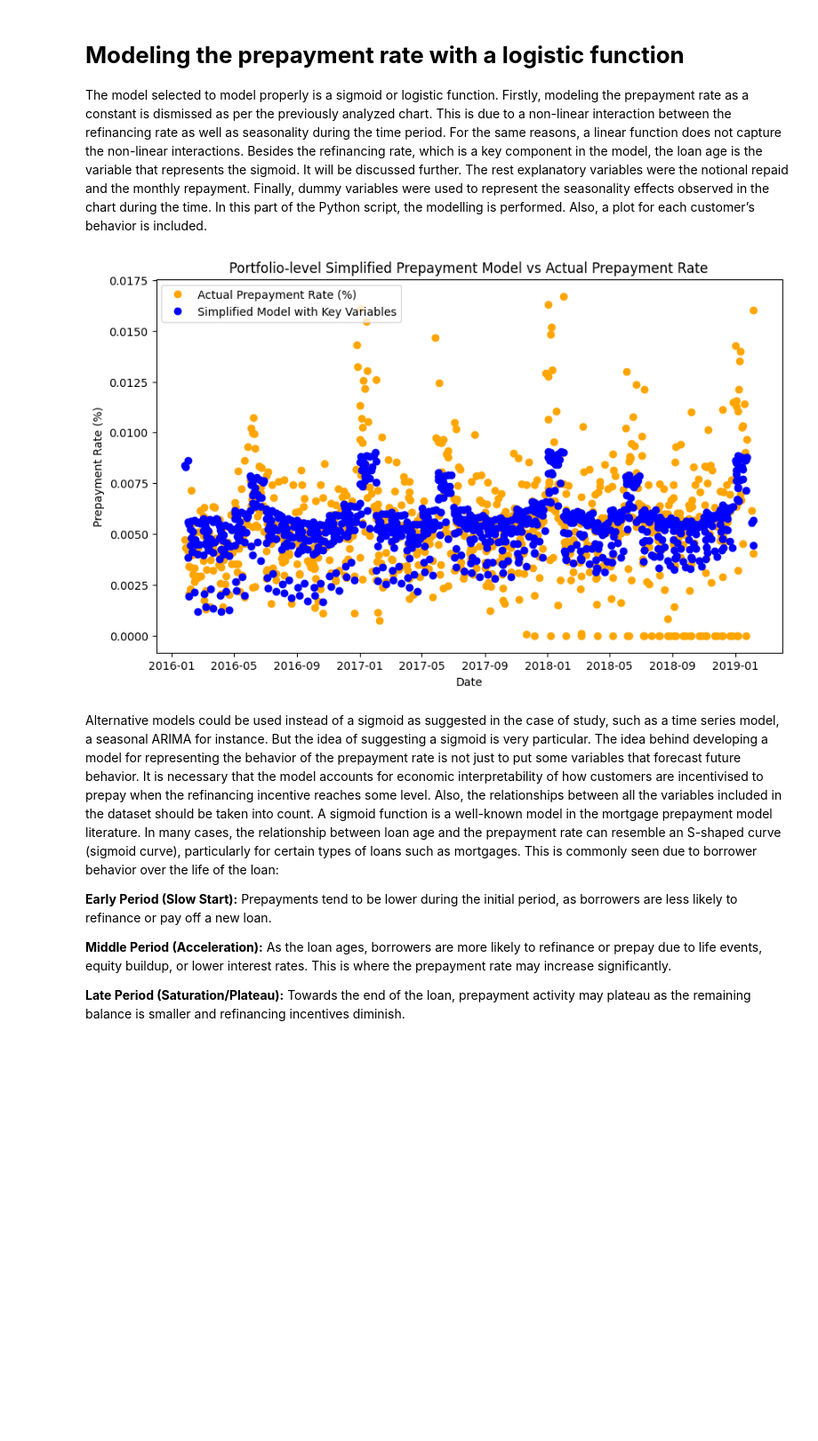
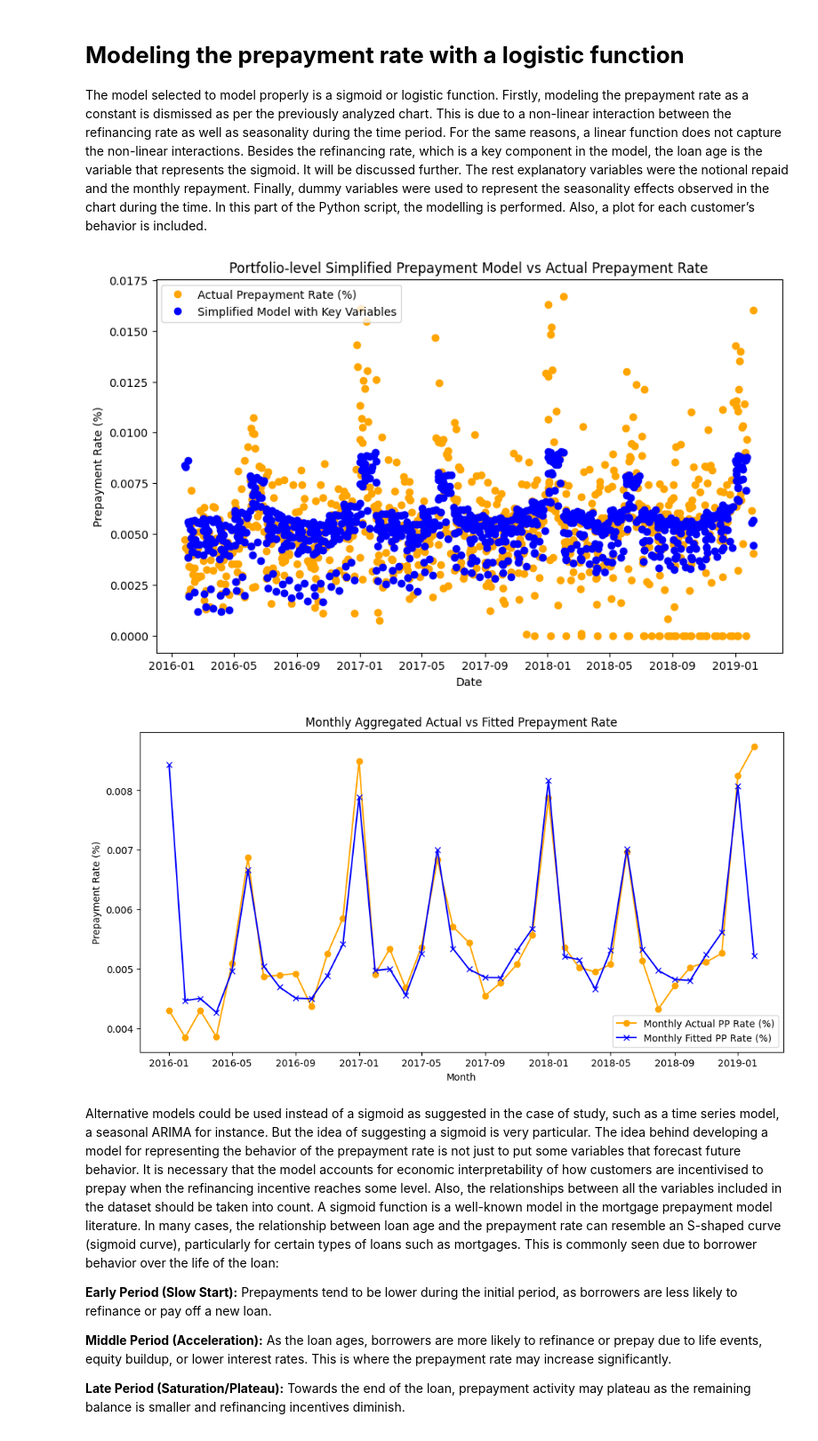
Before and after one commit to macontreras04/cpf, a Jupyter notebook: Final_Prepayment_model.ipynb, the cells around one changed output. Shown: that part at 89% size. Saved outputs shown, nothing was run; the diff lists cells and outputs as text; code cells hidden in the pictures; blank space fills up the shorter version.

```diff
--- a/Final_Prepayment_model.ipynb
+++ b/Final_Prepayment_model.ipynb
@@ -243,33 +243,59 @@ x_data = [
 y_data = data['PP_rate (%)']
 
 # Fit the simplified model to the entire dataset
 try:
     popt_simplified, _ = curve_fit(simplified_logistic_model, x_data, y_data, p0=initial_guess_simplified, maxfev=20000)
 
     # Calculate fitted values using the optimized model parameters
     fitted_values_simplified = simplified_logistic_model(x_data, *popt_simplified)
 
     # Apply a floor to the fitted values to ensure non-negative prepayment rates
     fitted_values_simplified = np.maximum(fitted_values_simplified, 0)
 
     # Plot actual Prepayment Rate and fitted model for the entire dataset using Record_date as the x-axis
     plt.figure(figsize=(10, 6))
     plt.plot(data['Record_date'], y_data, label='Actual Prepayment Rate (%)', color='orange', marker='o', linestyle='None')
     plt.plot(data['Record_date'], fitted_values_simplified, label='Simplified Model with Key Variables', color='blue',  marker='o', linestyle='None')
 
     # Adding labels, title, and legend
     plt.xlabel('Date')
     plt.ylabel('Prepayment Rate (%)')
     plt.title('Portfolio-level Simplified Prepayment Model vs Actual Prepayment Rate')
     plt.legend()
 
     # Display the plot
     plt.show()
 
+
+
+
+    # Add fitted values to the data for monthly aggregation
+    data['Fitted_PP_rate (%)'] = fitted_values_simplified
+    data['Month_Year'] = data['Record_date'].dt.to_period('M')
+
+    # Monthly aggregation by averaging
+    monthly_actual_avg = data.groupby('Month_Year')['PP_rate (%)'].mean()
+    monthly_fitted_avg = data.groupby('Month_Year')['Fitted_PP_rate (%)'].mean()
+
+    # Plot monthly aggregated actual vs fitted prepayment rates
+    plt.figure(figsize=(12, 6))
+    plt.plot(monthly_actual_avg.index.to_timestamp(), monthly_actual_avg, label='Monthly Actual PP Rate (%)', color='orange', marker='o')
+    plt.plot(monthly_fitted_avg.index.to_timestamp(), monthly_fitted_avg, label='Monthly Fitted PP Rate (%)', color='blue', marker='x')
+
+    # Adding labels, title, and legend
+    plt.xlabel('Month')
+    plt.ylabel('Prepayment Rate (%)')
+    plt.title('Monthly Aggregated Actual vs Fitted Prepayment Rate')
+    plt.legend()
+
+    # Display the plot
+    plt.show()
+
 except Exception as e:
     print(f"An error occurred while fitting the model: {e}")
 # %% [output]
 [figure]
+[figure, added]
 # %% [markdown]
 Alternative models could be used instead of a sigmoid as suggested in the case of study, such as a time series model, a seasonal ARIMA for instance. But the idea of suggesting a sigmoid is very particular. The idea behind developing  a model for representing the behavior of the prepayment rate is not just to put some variables that forecast future behavior. It is necessary that the model accounts for economic interpretability of how customers are incentivised to prepay when the refinancing incentive reaches some level. Also, the relationships between all the variables included in the dataset should be taken into count. A sigmoid function is a well-known model in the mortgage prepayment model literature. In many cases, the relationship between loan age and the prepayment rate can resemble an S-shaped curve (sigmoid curve), particularly for certain types of loans such as mortgages. This is commonly seen due to borrower behavior over the life of the loan:
 
```
